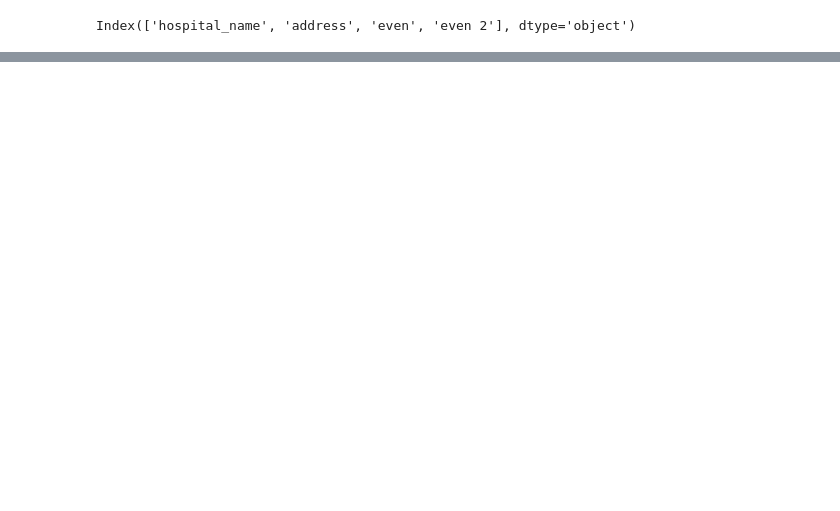
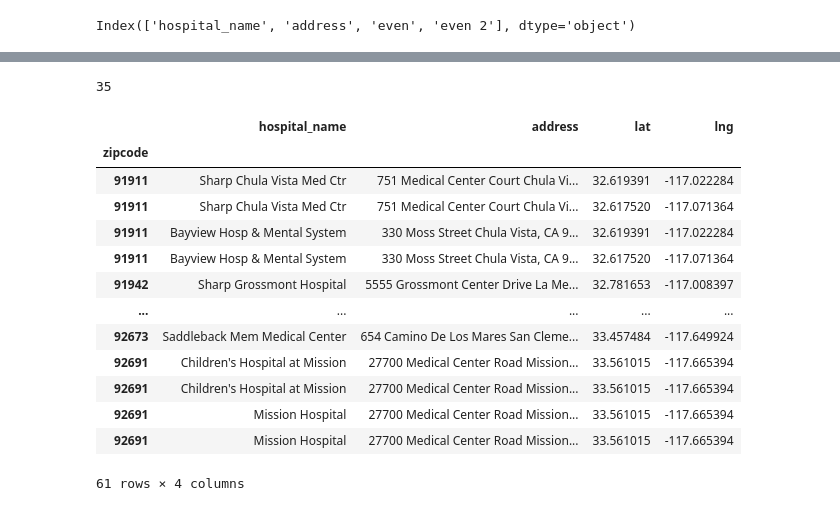
Before and after one commit to tsmtruong/final-project, a Jupyter notebook: Clean_Hospitals.ipynb, the cells around one changed output, grey strips where cells are left out. Cells and saved outputs as stored; diff of their text form; code cells hidden in the pictures; blank space fills up the shorter version.

```diff
--- a/Clean_Hospitals.ipynb
+++ b/Clean_Hospitals.ipynb
@@ -148,0 +154,3 @@ See the caveats in the documentation: https://pandas.pydata.org/pandas-docs/stab
+# %%
+hosp_df.drop(['zipcodes'], axis=1, inplace = True)
+hosp_df
@@ -148,0 +184,32 @@ See the caveats in the documentation: https://pandas.pydata.org/pandas-docs/stab
+# %%
+# link example format
+# https://maps.googleapis.com/maps/api/geocode/json?address=1600+Amphitheatre+Parkway,+Mountain+View,+CA&key=YOUR_API_KEY
+hosp_coords = []
+key = 'AIzaSyA8r48O8blIHmLRGnsGi7zPLQJGn-Wbi1w'
+addresses = hosp_df['address'].tolist()
+for addy in addresses:
+
+    # cleaning addresses for URL
+    new_addy = addy.replace(" ", "+")
+    new_addy = new_addy.replace(",", "")
+
+    # URL for google geocode API
+    hosp_link = f"https://maps.googleapis.com/maps/api/geocode/json?address={new_addy}&key={key}"
+
+    # Make a 'Get' request for the school location data.
+    hosp_location = requests.get(hosp_link)
+
+    # Get the JSON data.
+    hosp_data = hosp_location.json()
+    lat = hosp_data["results"][0]["geometry"]["location"]["lat"]
+    lng = hosp_data["results"][0]["geometry"]["location"]["lng"]
+
+    print(new_addy)
+    print(hosp_link)
+    print(hosp_location)
+    print(lat)
+    print(lng)
+    print()
+
+    hosp_coords.append({"lat": lat,
+                         "lng": lng})
@@ -149,3 +234,28 @@ See the caveats in the documentation: https://pandas.pydata.org/pandas-docs/stab
+# %%
+hosp_geos_df = pd.DataFrame(hosp_coords, index=None, columns = ["lat", "lng"])
+hosp_geos_df['zipcode'] = hosp_df.index
+hosp_geos_df.set_index(['zipcode'],inplace=True)
+hosp_geos_df.value_counts().sum()
+# %% [output]
+35
+# %%
+full_hosp_df = pd.merge(hosp_df, hosp_geos_df, left_index=True, right_index=True)
+full_hosp_df
+# %% [output]
+|  | hospital_name | address | lat | lng |
+| zipcode |  |  |  |  |
+| 91911 | Sharp Chula Vista Med Ctr | 751 Medical Center Court Chula Vi... | 32.619391 | -117.022284 |
+| 91911 | Sharp Chula Vista Med Ctr | 751 Medical Center Court Chula Vi... | 32.617520 | -117.071364 |
+| 91911 | Bayview Hosp & Mental System | 330 Moss Street Chula Vista, CA 9... | 32.619391 | -117.022284 |
+| 91911 | Bayview Hosp & Mental System | 330 Moss Street Chula Vista, CA 9... | 32.617520 | -117.071364 |
+| 91942 | Sharp Grossmont Hospital | 5555 Grossmont Center Drive La Me... | 32.781653 | -117.008397 |
+| ... | ... | ... | ... | ... |
+| 92673 | Saddleback Mem Medical Center | 654 Camino De Los Mares San Cleme... | 33.457484 | -117.649924 |
+| 92691 | Children's Hospital at Mission | 27700 Medical Center Road Mission... | 33.561015 | -117.665394 |
+| 92691 | Children's Hospital at Mission | 27700 Medical Center Road Mission... | 33.561015 | -117.665394 |
+| 92691 | Mission Hospital | 27700 Medical Center Road Mission... | 33.561015 | -117.665394 |
+| 92691 | Mission Hospital | 27700 Medical Center Road Mission... | 33.561015 | -117.665394 |
+61 rows × 4 columns
 # %%
 # exporting file
 from pathlib import Path
```
Also changed, not shown: parts of 12 cells of this notebook.
